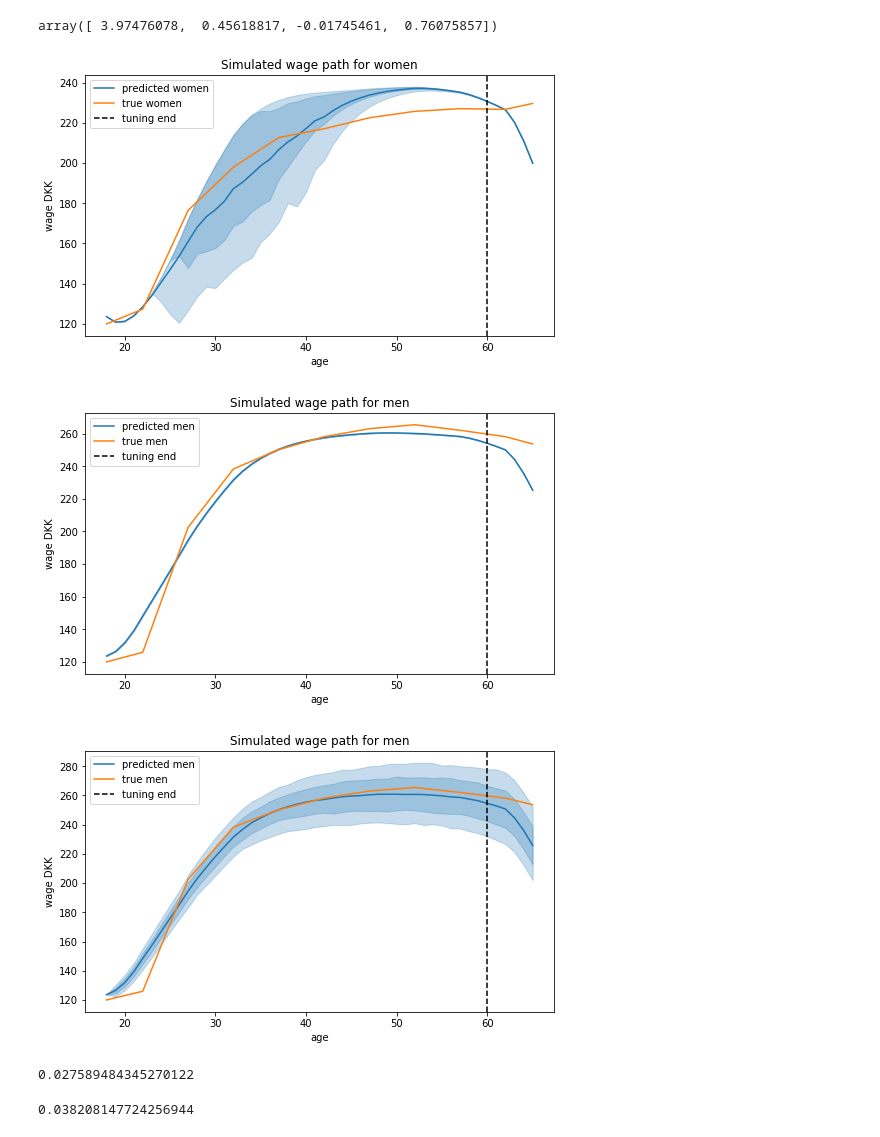
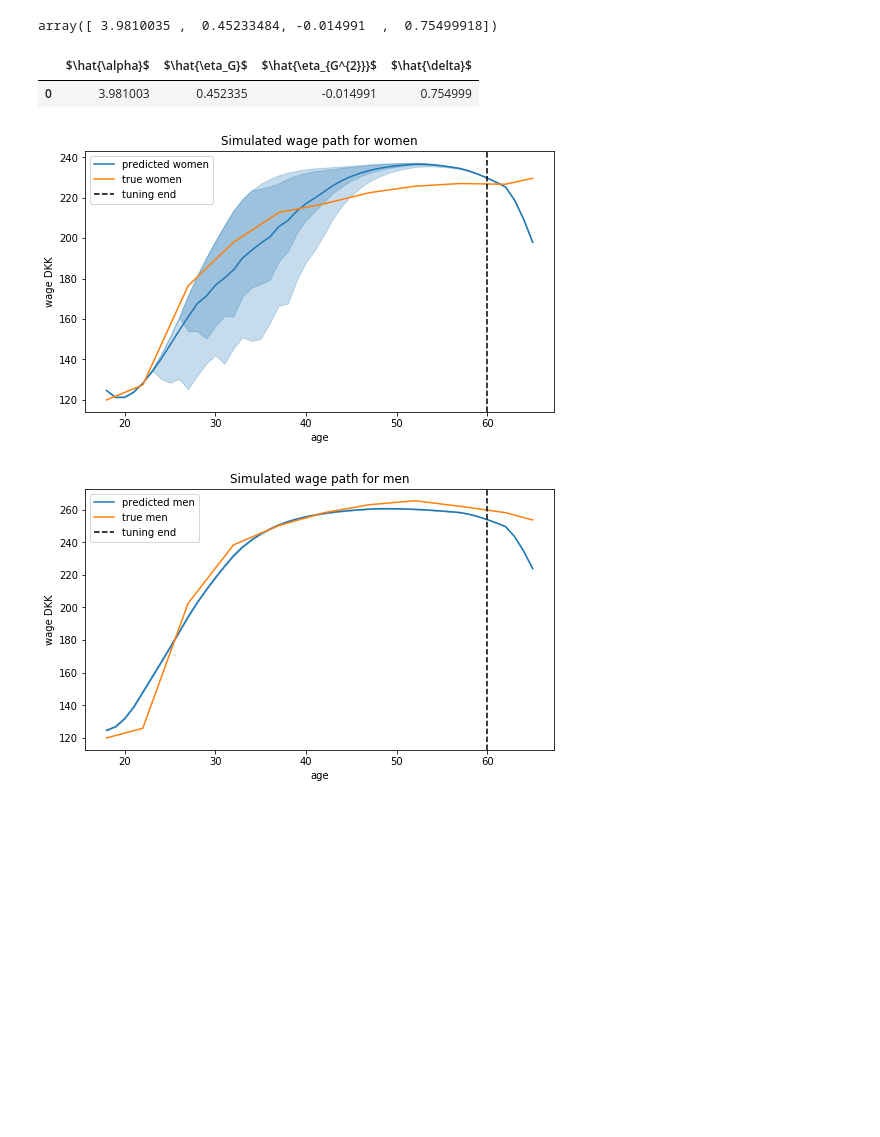
Before and after one commit to JakartaLaw/speciale, a Jupyter notebook: src/Salary Process True Mincer.ipynb, the cells around one changed output. Drawn from its saved outputs; the diff is of its cells as text; code cells hidden in the pictures; blank space fills up the shorter version.

Commit message:
working on the wage path

```diff
--- a/src/Salary Process True Mincer.ipynb
+++ b/src/Salary Process True Mincer.ipynb
@@ -189,6 +189,28 @@ def calc_mse(y_pred, sex='women'):
 
     return mse
 
+def calc_mae(y_pred, sex='women'):
+
+    ly_pred = len(y_pred)
+    if sex == 'women':
+        y_true = women_salary[18:18 + ly_pred ]
+    elif sex == 'men':
+        y_true = men_salary[18:18 + ly_pred ]
+    else:
+        raise Exception('sex must be men or women')
+
+    y_pred = np.array(y_pred)
+
+    ly_true = len(y_true)
+
+    ly_pred = len(y_pred)
+
+    assert ly_true == ly_pred, print(ly_true, ly_pred)
+
+    mae = np.mean(abs(y_true - y_pred))
+
+    return mae
+
 
 def obj(x):
 
@@ -199,6 +221,7 @@ def obj(x):
         'eta_G'  : x[1],
         'eta_G_sq': x[2],
         'delta'  : x[3],
+        'sigma_epsilon': 0.00001
     }
 
 
@@ -216,6 +239,7 @@ def obj(x):
     df = df.loc[df['Q'] < 61]
     y_pred = np.array(df.groupby('Q').mean()['S'])
     mse_women = calc_mse(y_pred, 'women')
+    mae_women = calc_mae(y_pred, 'women')
 
     # men result
     sp = SalaryProcess(parameters = parameters, sex='men')
@@ -231,12 +255,15 @@ def obj(x):
     df = df.loc[df['Q'] < 61]
     y_pred = np.array(df.groupby('Q').mean()['S'])
     mse_men = calc_mse(y_pred, 'men')
+    mae_men = calc_mae(y_pred, 'men')
 
     mse = (mse_men + mse_women)/2
     parameters['mse'] = mse
 
     try:
-        print(f'men: {mse_men:.1f}, women: {mse_women:.1f}', parameters)
+        print(f'(MSE): men: {mse_men:.1f}, women: {mse_women:.1f}')
+        print(f'(MAE): men: {mae_men:1.f}, women: {mae_women:1.f}')
+        print(parameters)
     except:
         print(y_pred)
 
@@ -318,4 +345,4 @@ sol_dict = {
 }
 sol.x
 # %% [output]
-array([ 3.97476078,  0.45618817, -0.01745461,  0.76075857])
+array([ 3.9810035 ,  0.45233484, -0.014991  ,  0.75499918])
@@ -333,23 +363,22 @@ to_latex_table('..//tables//wage_path_parameters_solved', parameter_hat, nr_deci
+# %%
+parameter_hat
+# %% [output]
+|  | $\hat{\alpha}$ | $\hat{\eta_G}$ | $\hat{\eta_{G^{2}}}$ | $\hat{\delta}$ |
+| 0 | 3.981003 | 0.452335 | -0.014991 | 0.754999 |
 # %%
-old_sol2 = old_sol.copy()
-old_sol2.pop('mse')
+#old_sol2 = old_sol.copy()
+#old_sol2.pop('mse')
 
-women_hours_, _, f = plot_salary_process(**sol_dict, sex='women', sigma_epsilon=0.00001)
-men_hours_, _ , f = plot_salary_process(**sol_dict, sex='men', sigma_epsilon=0.00001)
+women_hours_, _, f1 = plot_salary_process(**sol_dict, sex='women', sigma_epsilon=0.00001)
+men_hours_, _ , f2 = plot_salary_process(**sol_dict, sex='men', sigma_epsilon=0.00001)
 
 sol_dict2 = sol_dict.copy()
 #sol_dict2['delta'] = 0
 
-sp_, _ , f = plot_salary_process(**sol_dict2, sex='men', sigma_epsilon=3)
+#sp_, _ , f = plot_salary_process(**sol_dict2, sex='men', sigma_epsilon=3)
+
+f1.savefig('..//figures//simulated_wage_path_optimized_parameters_men')
+f2.savefig('..//figures//simulated_wage_path_optimized_parameters_women')
 # %% [output]
-[figure, old version]
+[figure, new version]
 [figure]
-[figure, removed]
-# %%
-np.mean(sp_.Z_hist)
-# %% [output]
-0.027589484345270122
-# %%
-scipy.stats.skew(sp_.Z_hist)
-# %% [output]
-0.038208147724256944
```
Also changed, not shown: parts of 8 cells of this notebook, 10 other files.
